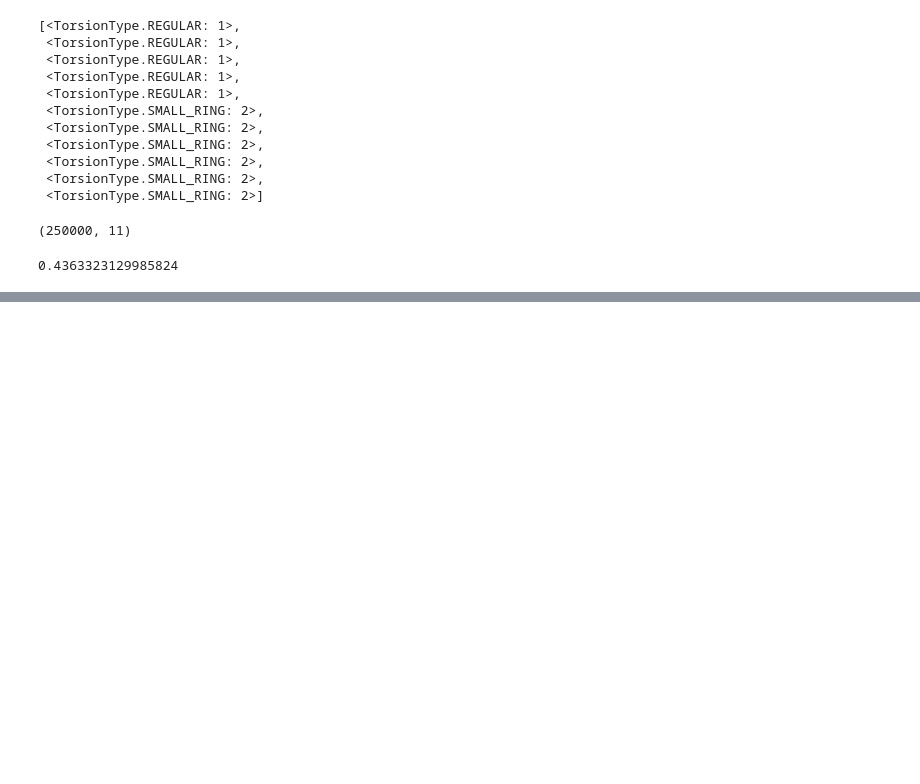
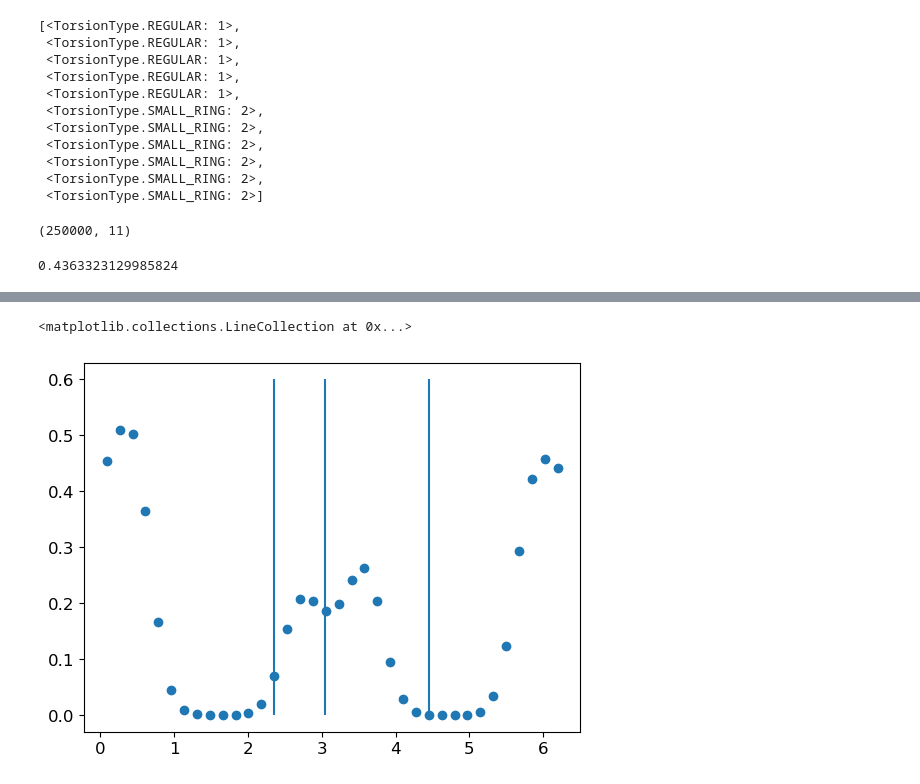
Before and after one commit to rinikerlab/TorsionAngularBinStrings, a Jupyter notebook: Demos/TestingNewAPI.ipynb, the cells around one changed output, grey strips where cells are left out. Saved outputs shown, nothing was run; the diff lists cells and outputs as text; code cells hidden in the pictures; blank space fills up the shorter version.

```diff
--- a/Demos/TestingNewAPI.ipynb
+++ b/Demos/TestingNewAPI.ipynb
@@ -103,0 +146,8 @@ center 5.148721293383271
+# %%
+plt.scatter(xHist, yHists[4])
+plt.vlines(x=2.35, ymin=0, ymax=0.6)
+plt.vlines(x=4.45, ymin=0, ymax=0.6)
+plt.vlines(x=3.05, ymin=0, ymax=0.6)
+# %% [output]
+<matplotlib.collections.LineCollection at 0x...>
+[figure, added]
```
Also changed, not shown: parts of 14 cells of this notebook.
